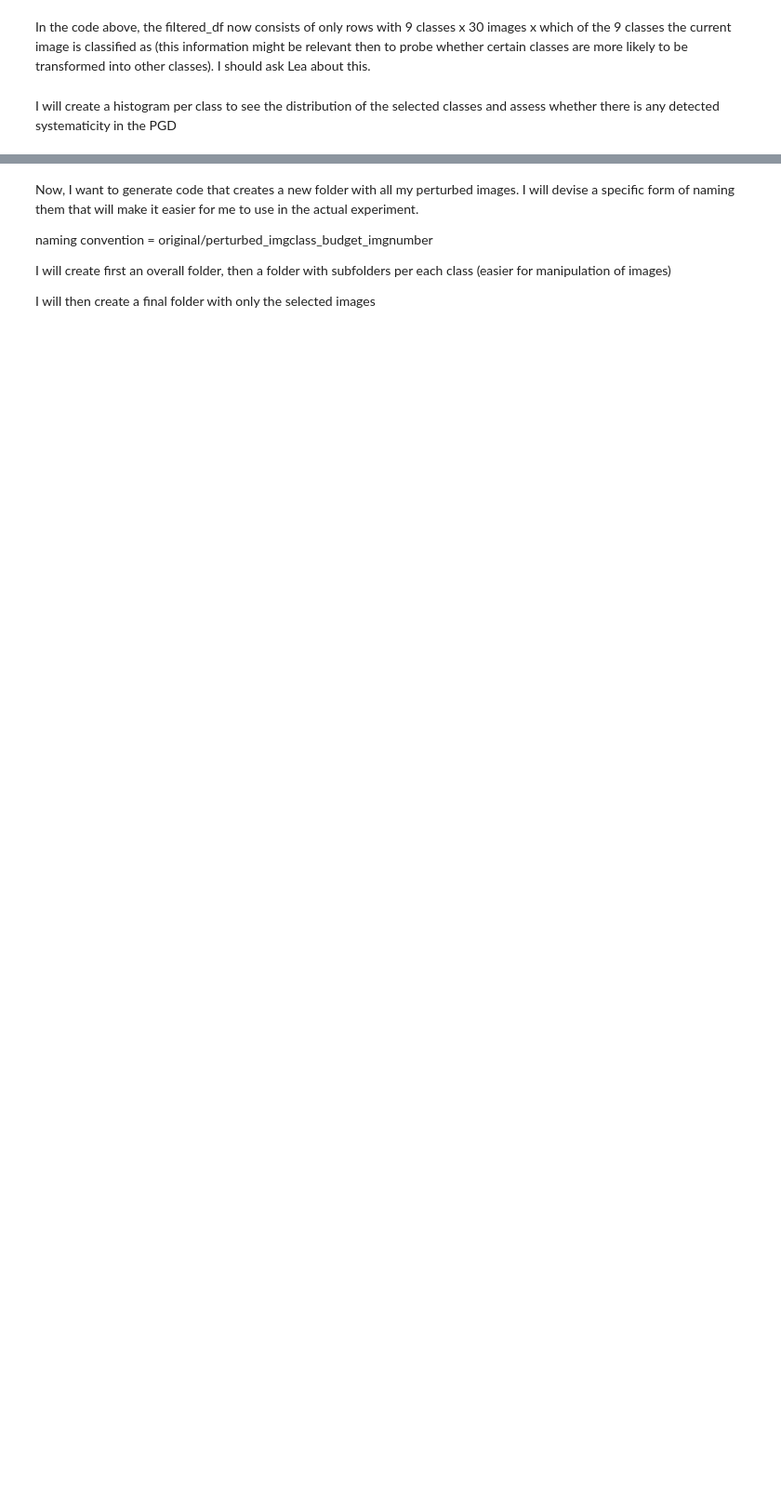
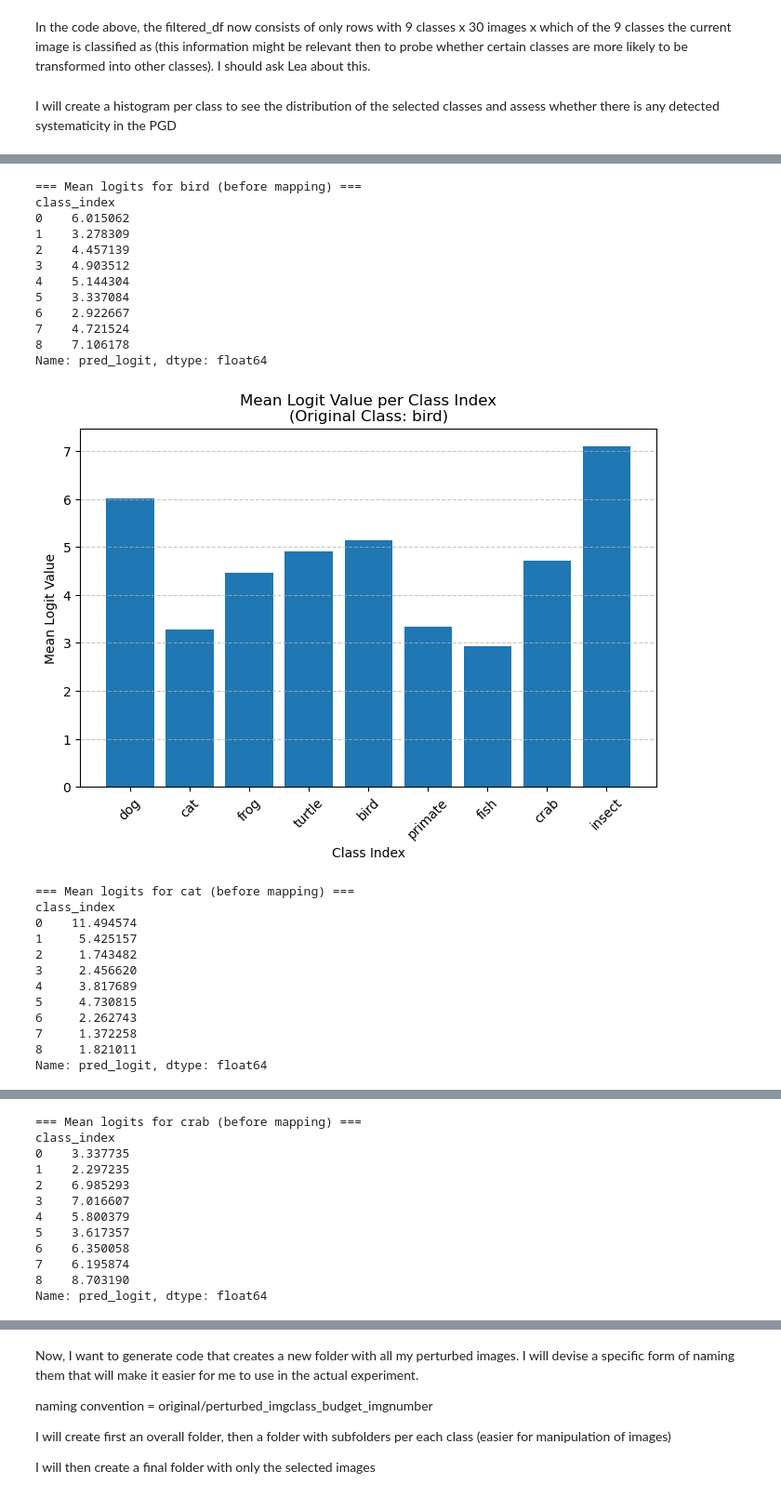
Before and after one commit to PauloOrtizF/Wormholes_FB, a Jupyter notebook: notebooks/generating_fbinf_folders.ipynb, the cells around one changed output, grey strips where cells are left out. Shown at 93% size. Cells and saved outputs as stored; diff of their text form; code cells hidden in the pictures; blank space fills up the shorter version.

```diff
--- a/notebooks/generating_fbinf_folders.ipynb
+++ b/notebooks/generating_fbinf_folders.ipynb
@@ -323,0 +316,61 @@ Name: class_index, dtype: int64
+# %%
+
+def plot_mean_logit_histogram_per_orig_class(df):
+    """
+    Plots histograms of the mean logit value per class_index for all images belonging to a specific orig_class_name.
+
+    Parameters:
+        df (pd.DataFrame): A DataFrame containing 'orig_class_name', 'image_id', 'class_index', and 'pred_logit'.
+
+    Returns:
+        None
+    """
+    for orig_class, sub_df in df.groupby("orig_class_name"):
+        # Compute mean logit per class_index
+        mean_logit_per_class = sub_df.groupby("class_index")["pred_logit"].mean()
+
+        # Print the mean logits before mapping to class labels
+        print(f"\n=== Mean logits for {orig_class} (before mapping) ===")
+        print(mean_logit_per_class)
+
+        # Map class_index to class labels
+        class_labels_mapped = [class_labels[idx] for idx in mean_logit_per_class.index]
+
+        # Plot histogram
+        plt.figure(figsize=(8, 5))
+        plt.bar(class_labels_mapped, mean_logit_per_class.values)
+        plt.xlabel("Class Index")
+        plt.ylabel("Mean Logit Value")
+        plt.title(f"Mean Logit Value per Class Index\n(Original Class: {orig_class})")
+        plt.xticks(rotation=45)
+        plt.grid(axis="y", linestyle="--", alpha=0.7)
+        plt.show()
+
+# Call the function
+plot_mean_logit_histogram_per_orig_class(filtered_df)
+# %% [output]
+=== Mean logits for bird (before mapping) ===
+class_index
+0    6.015062
+1    3.278309
+2    4.457139
+3    4.903512
+4    5.144304
+5    3.337084
+6    2.922667
+7    4.721524
+8    7.106178
+Name: pred_logit, dtype: float64
+[figure, added]
+=== Mean logits for cat (before mapping) ===
+class_index
+0    11.494574
+1     5.425157
+2     1.743482
+3     2.456620
+4     3.817689
+5     4.730815
+6     2.262743
+7     1.372258
+8     1.821011
+Name: pred_logit, dtype: float64
@@ -323,0 +378,12 @@ Name: class_index, dtype: int64
+=== Mean logits for crab (before mapping) ===
+class_index
+0    3.337735
+1    2.297235
+2    6.985293
+3    7.016607
+4    5.800379
+5    3.617357
+6    6.350058
+7    6.195874
+8    8.703190
+Name: pred_logit, dtype: float64
```
Also changed, not shown: parts of 8 cells of this notebook, 7 other files.
